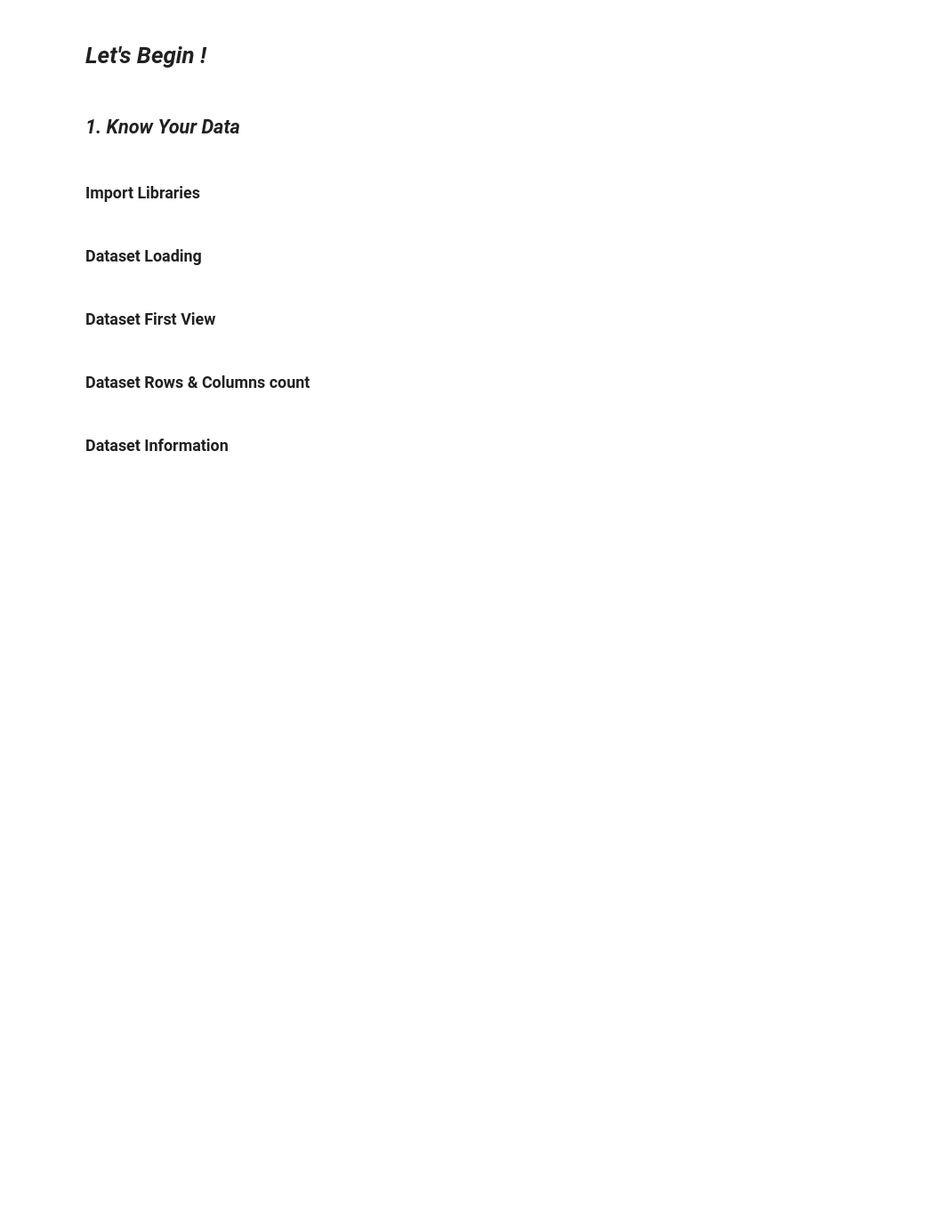
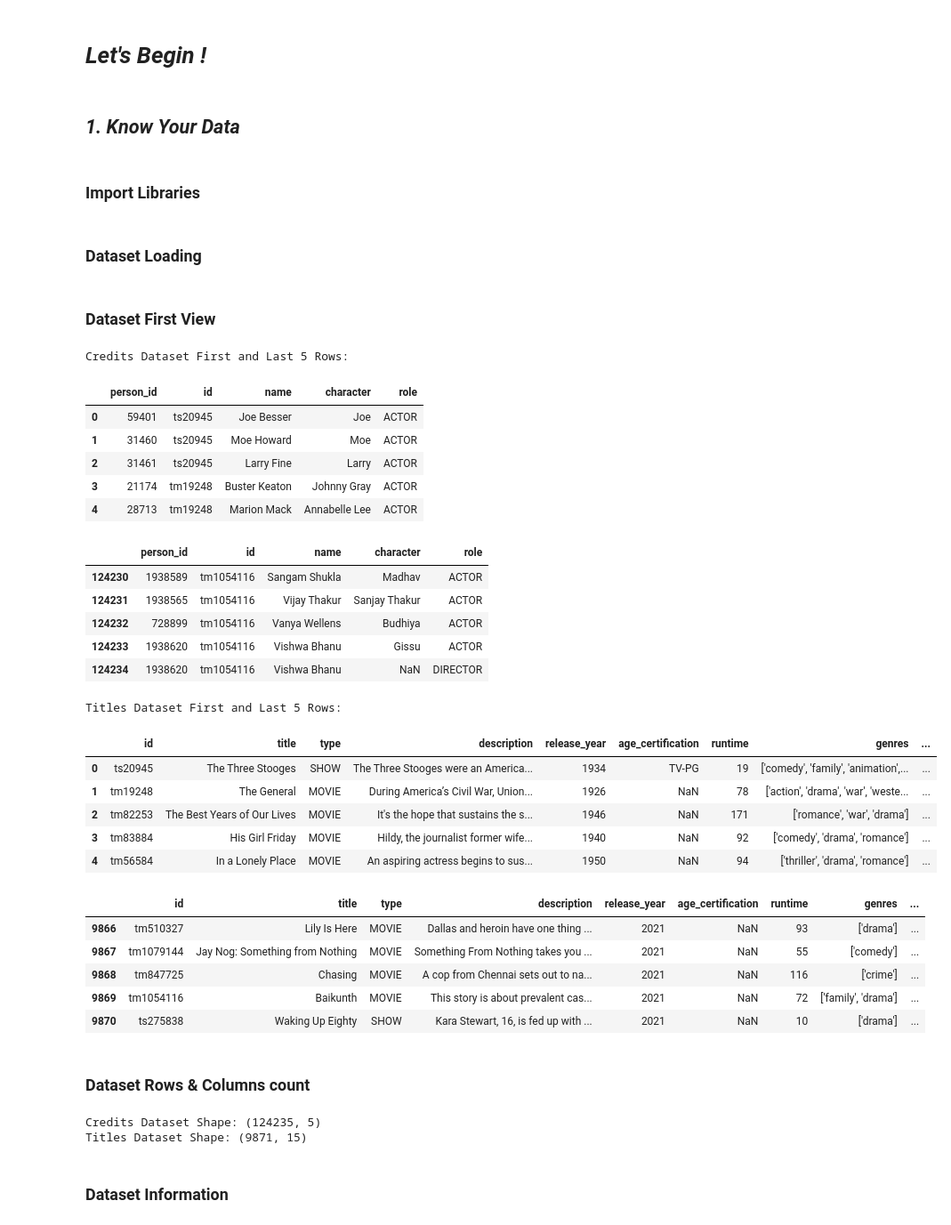
Before and after one commit to Rupeshyadv/AmazonPrime_EDA-, a Jupyter notebook: Sample_EDA_Submission_Template.ipynb, the cells around one changed output. Shown at 89% size. Saved outputs shown, nothing was run; the diff lists cells and outputs as text; code cells hidden in the pictures; blank space fills up the shorter version.

```diff
--- a/Sample_EDA_Submission_Template.ipynb
+++ b/Sample_EDA_Submission_Template.ipynb
@@ -78,2 +83,39 @@ M - Multivariate Analysis
+# %%
+# Dataset First Look
+# display the first and last 5 rows of the credits dataset
+print("\nCredits Dataset First and Last 5 Rows:")
+display(credits_df.head())
+display(credits_df.tail())
+# display the first and last 5 rows of the titles dataset
+print("\nTitles Dataset First and Last 5 Rows:")
+display(titles_df.head())
+display(titles_df.tail())
+# %% [output]
+Credits Dataset First and Last 5 Rows:
+|  | person_id | id | name | character | role |
+| 0 | 59401 | ts20945 | Joe Besser | Joe | ACTOR |
+| 1 | 31460 | ts20945 | Moe Howard | Moe | ACTOR |
+| 2 | 31461 | ts20945 | Larry Fine | Larry | ACTOR |
+| 3 | 21174 | tm19248 | Buster Keaton | Johnny Gray | ACTOR |
+| 4 | 28713 | tm19248 | Marion Mack | Annabelle Lee | ACTOR |
+|  | person_id | id | name | character | role |
+| 124230 | 1938589 | tm1054116 | Sangam Shukla | Madhav | ACTOR |
+| 124231 | 1938565 | tm1054116 | Vijay Thakur | Sanjay Thakur | ACTOR |
+| 124232 | 728899 | tm1054116 | Vanya Wellens | Budhiya | ACTOR |
+| 124233 | 1938620 | tm1054116 | Vishwa Bhanu | Gissu | ACTOR |
+| 124234 | 1938620 | tm1054116 | Vishwa Bhanu | NaN | DIRECTOR |
+Titles Dataset First and Last 5 Rows:
+|  | id | title | type | description | release_year | age_certification | runtime | genres | ... |
+| 0 | ts20945 | The Three Stooges | SHOW | The Three Stooges were an America... | 1934 | TV-PG | 19 | ['comedy', 'family', 'animation',... | ... |
+| 1 | tm19248 | The General | MOVIE | During America’s Civil War, Union... | 1926 | NaN | 78 | ['action', 'drama', 'war', 'weste... | ... |
+| 2 | tm82253 | The Best Years of Our Lives | MOVIE | It's the hope that sustains the s... | 1946 | NaN | 171 | ['romance', 'war', 'drama'] | ... |
+| 3 | tm83884 | His Girl Friday | MOVIE | Hildy, the journalist former wife... | 1940 | NaN | 92 | ['comedy', 'drama', 'romance'] | ... |
+| 4 | tm56584 | In a Lonely Place | MOVIE | An aspiring actress begins to sus... | 1950 | NaN | 94 | ['thriller', 'drama', 'romance'] | ... |
+|  | id | title | type | description | release_year | age_certification | runtime | genres | ... |
+| 9866 | tm510327 | Lily Is Here | MOVIE | Dallas and heroin have one thing ... | 2021 | NaN | 93 | ['drama'] | ... |
+| 9867 | tm1079144 | Jay Nog: Something from Nothing | MOVIE | Something From Nothing takes you ... | 2021 | NaN | 55 | ['comedy'] | ... |
+| 9868 | tm847725 | Chasing | MOVIE | A cop from Chennai sets out to na... | 2021 | NaN | 116 | ['crime'] | ... |
+| 9869 | tm1054116 | Baikunth | MOVIE | This story is about prevalent cas... | 2021 | NaN | 72 | ['family', 'drama'] | ... |
+| 9870 | ts275838 | Waking Up Eighty | SHOW | Kara Stewart, 16, is fed up with ... | 2021 | NaN | 10 | ['drama'] | ... |
 # %% [markdown]
 ### Dataset Rows & Columns count
@@ -82,2 +122,11 @@ M - Multivariate Analysis
+# %%
+# Dataset Rows & Columns count
+# check the number of rows and columns in credits dataset
+print("Credits Dataset Shape:", credits_df.shape) # 124235 rows and 5 columns
+# check the number of rows and columns in titles dataset
+print("Titles Dataset Shape:", titles_df.shape) # 9871 rows and 15 columns
+# %% [output]
+Credits Dataset Shape: (124235, 5)
+Titles Dataset Shape: (9871, 15)
 # %% [markdown]
 ### Dataset Information
```
Also changed, not shown: parts of 16 cells of this notebook.
